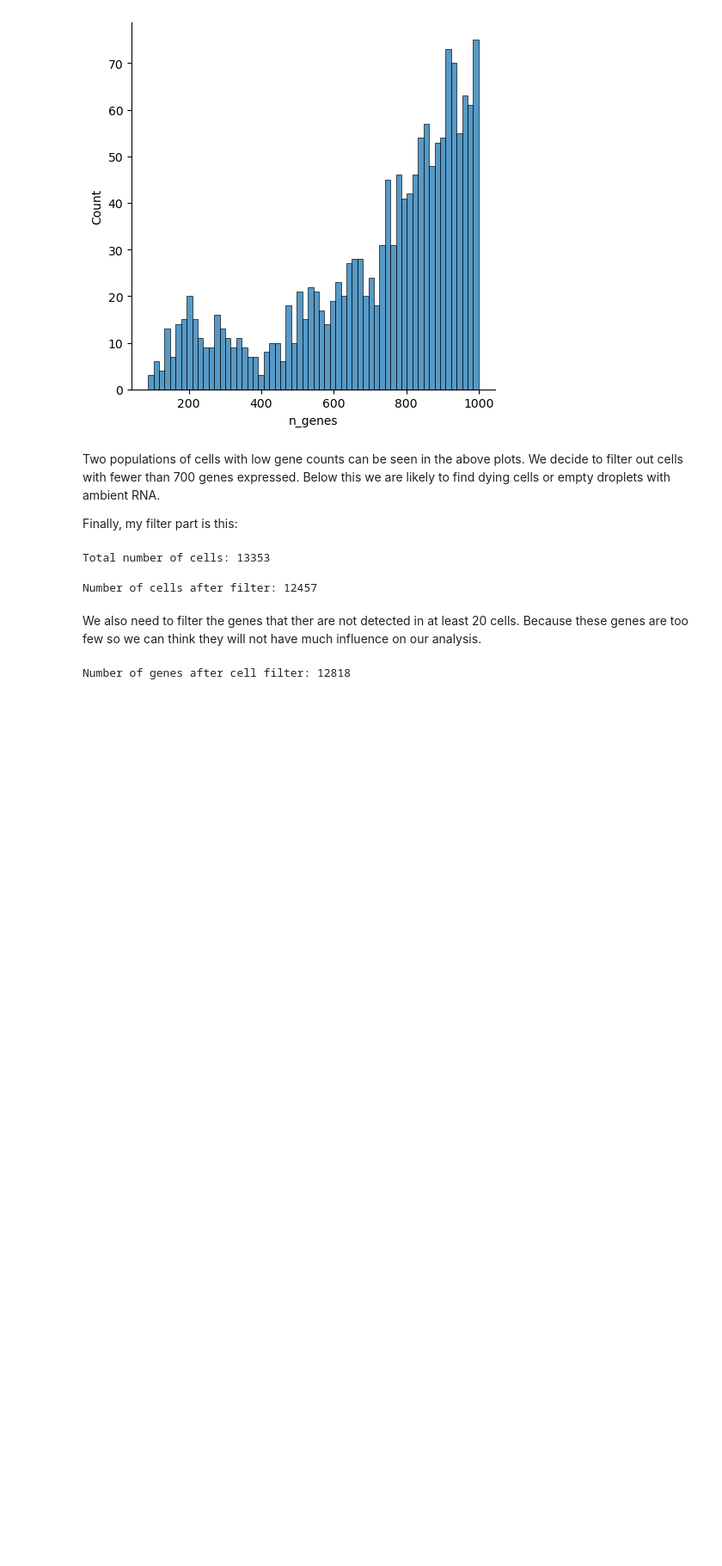
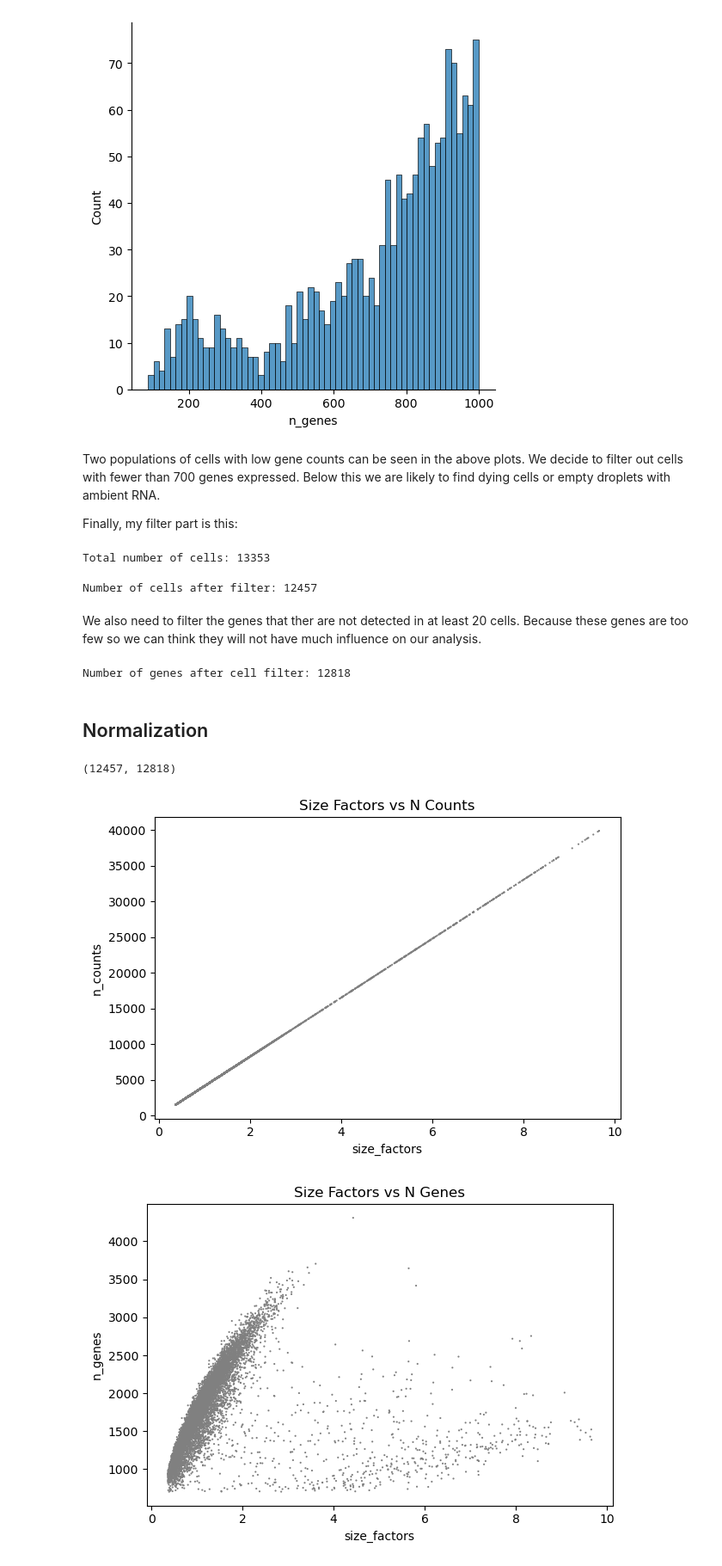
Before and after one commit to DC43-yiyang/MD, a Jupyter notebook: single_analysis.ipynb, the cells around one changed output. Shown at 86% size. Drawn from its saved outputs; the diff is of its cells as text; code cells hidden in the pictures; blank space fills up the shorter version.

```diff
--- a/single_analysis.ipynb
+++ b/single_analysis.ipynb
@@ -232,0 +235,2 @@ Number of genes after cell filter: 12818
+# %% [markdown]
+## Normalization
@@ -232,0 +240,28 @@ Number of genes after cell filter: 12818
+# %%
+adata = sc.read('/home/yiyang/github/MD/data/mouse_afterQC.h5ad')
+adata.shape
+# %% [output]
+(12457, 12818)
+# %%
+adata.layers["counts"] = adata.X.copy()
+
+# Normalize to total counts per cell
+sc.pp.normalize_total(adata, target_sum=1e6)
+sc.pp.log1p(adata)
+
+# Compute size factors using total counts for approximation
+adata.obs['size_factors'] = adata.obs['n_counts'] / adata.obs['n_counts'].median()
+adata.X /= adata.obs['size_factors'].values[:, None]
+adata.raw = adata
+
+sc.pl.scatter(adata, 'size_factors', 'n_counts', title="Size Factors vs N Counts")
+sc.pl.scatter(adata, 'size_factors', 'n_genes', title="Size Factors vs N Genes")
+
+sb.histplot(adata.obs['size_factors'], bins=50, kde=False)
+plt.title('Distribution of Size Factors')
+plt.xlabel('Size Factor')
+plt.ylabel('Frequency')
+plt.show()
+# %% [output]
+[figure, added]
+[figure, added]
```
Also changed, not shown: parts of 6 cells of this notebook.
